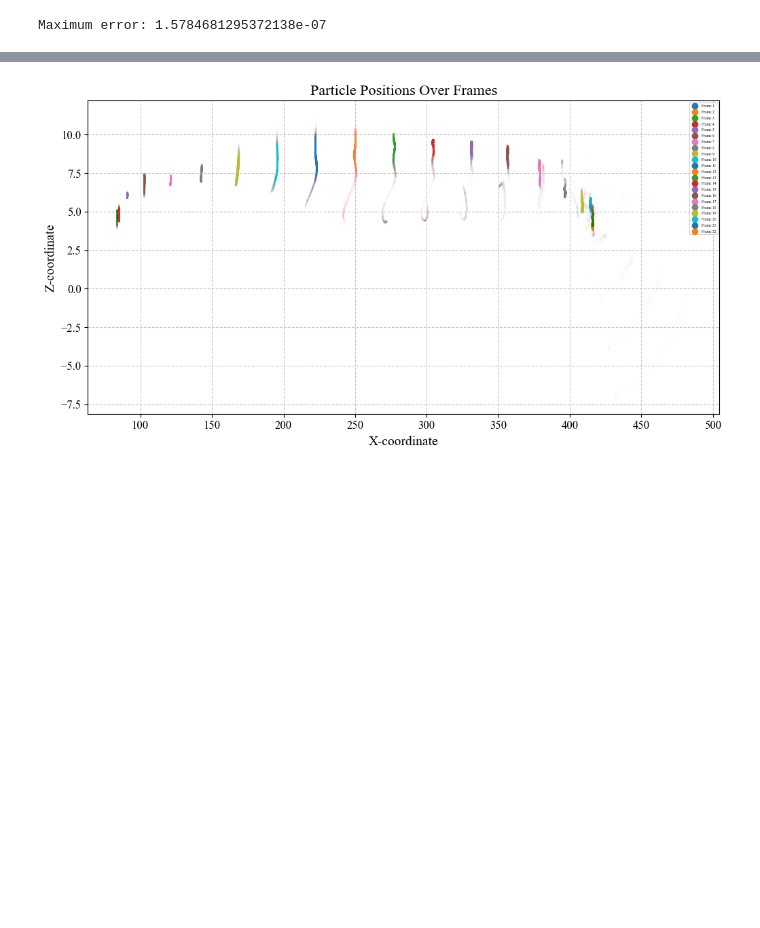
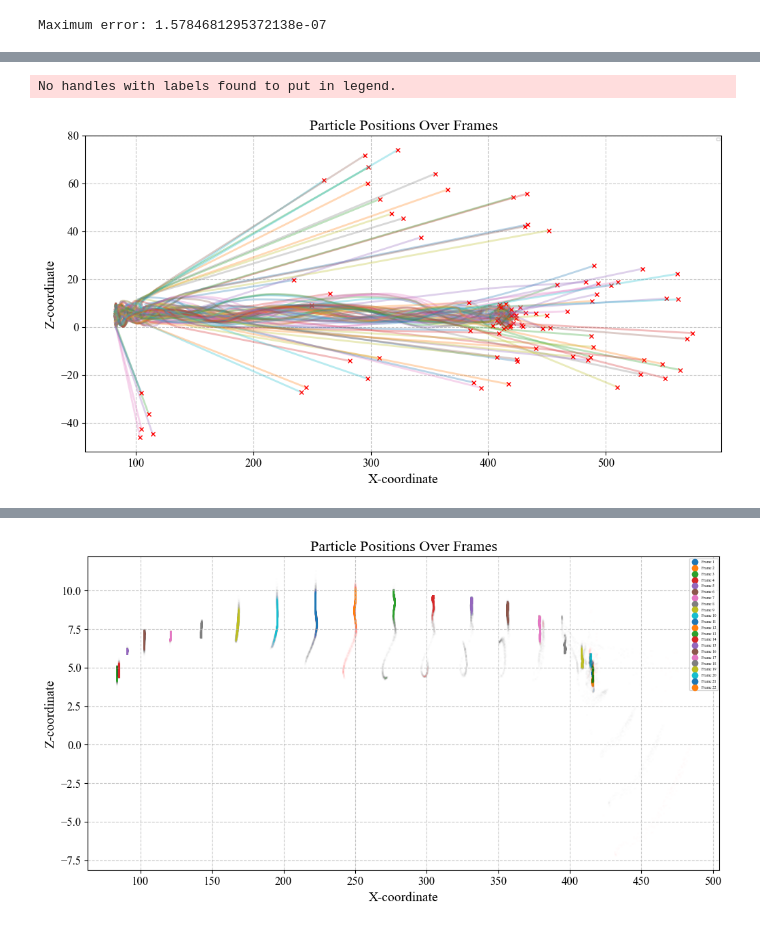
Before and after one commit to nsong03/Ultracold-Research, a Jupyter notebook: TweezerOptimization/AWGwaveformopt_outofplane.ipynb, the cells around one changed output, grey strips where cells are left out. Cells and saved outputs as stored; diff of their text form; code cells hidden in the pictures; blank space fills up the shorter version.

```diff
--- a/TweezerOptimization/AWGwaveformopt_outofplane.ipynb
+++ b/TweezerOptimization/AWGwaveformopt_outofplane.ipynb
@@ -162,0 +325,36 @@ Maximum error: 1.5784681295372138e-07
+# %%
+def plot_particle_positions_singleshot(movementframes, samples=100):
+    # Convert CuPy array to NumPy array for plotting
+    movementframes = tonumpy(movementframes)
+    framecount, _, numparticles = movementframes.shape
+
+    # Select a random sample of 100 particles
+    sample_indices = np.random.choice(numparticles, size=samples, replace=False)
+    plt.figure(figsize=(12, 6))
+
+    # Plot positions of particles in each frame
+    for idx in sample_indices:
+        x_values = movementframes[:, 0, idx]  # Extract x-coordinates across frames
+        z_values = movementframes[:, 1, idx]  # Extract z-coordinates across frames
+        # Plot the smooth path for each particle
+        plt.plot(x_values, z_values, linestyle='-', marker='', alpha=0.3)
+
+        # Mark the final position of each particle with an 'x'
+        plt.plot(x_values[-1], z_values[-1], 'x', markersize=5, color='red')
+
+    # for i in range(100):
+        # plt.plot([], [], label=f'Frame {i+1}', color=plt.cm.tab10(i % 10))
+    # Adding labels and legend
+    plt.xlabel('X-coordinate')
+    plt.ylabel('Z-coordinate')
+    plt.title('Particle Positions Over Frames')
+
+
+    plt.legend(loc='upper right', prop={'size': 4})
+    plt.grid(True)
+    plt.show()
+
+plot_particle_positions_singleshot(cp.array(atomcoordinates))
+# %% [output]
+No handles with labels found to put in legend.
+[figure, added]
```
Also changed, not shown: parts of 13 cells of this notebook, 1 other file.
